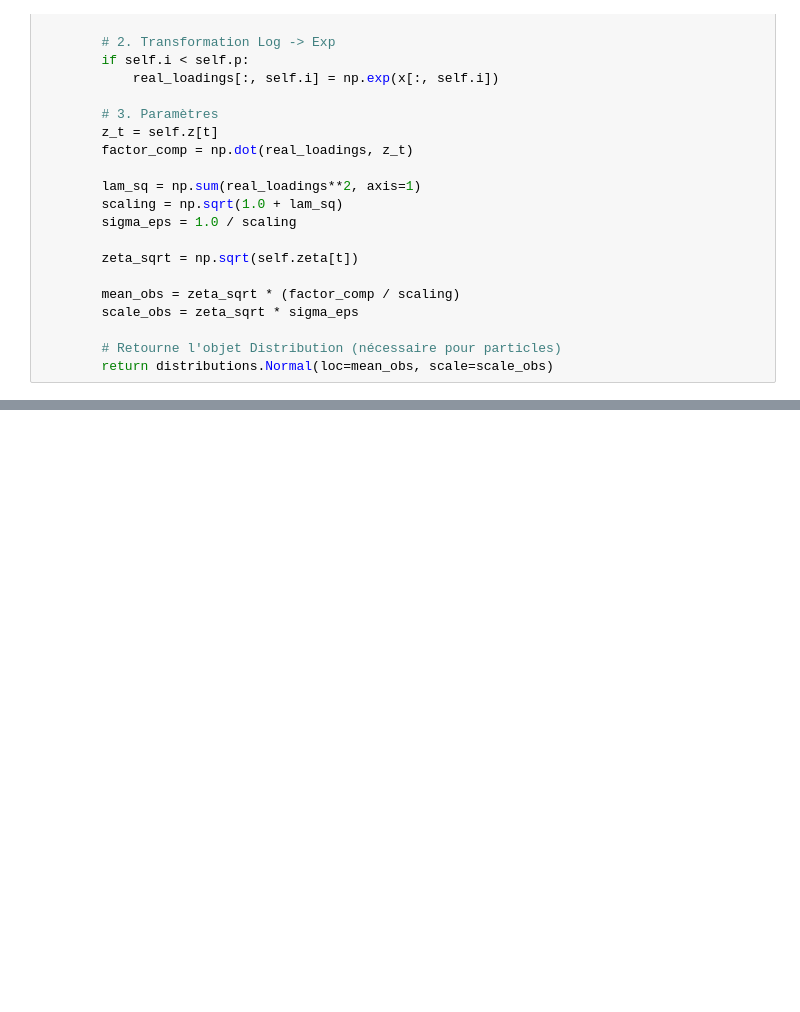
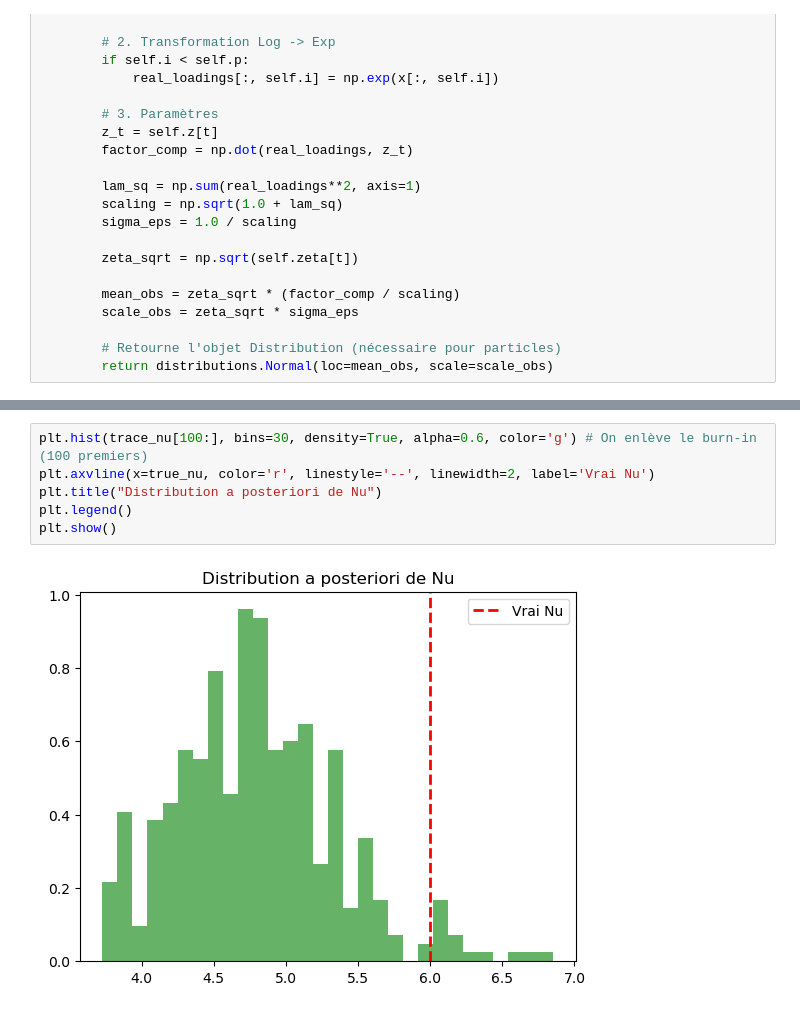
Before and after one commit to AugusteVautrin/High-dimensional-dynamic-stochastic-copula-models, a Jupyter notebook: gibbs_sampler.ipynb, the cells around one changed output, grey strips where cells are left out. Saved outputs shown, nothing was run; the diff lists cells and outputs as text; blank space fills up the shorter version.

```diff
--- a/gibbs_sampler.ipynb
+++ b/gibbs_sampler.ipynb
@@ -609,0 +637,8 @@ array([[ 2.84192165],
+# %%
+plt.hist(trace_nu[100:], bins=30, density=True, alpha=0.6, color='g') # On enlève le burn-in (100 premiers)
+plt.axvline(x=true_nu, color='r', linestyle='--', linewidth=2, label='Vrai Nu')
+plt.title("Distribution a posteriori de Nu")
+plt.legend()
+plt.show()
+# %% [output]
+[figure, added]
```
Also changed, not shown: parts of 9 cells of this notebook.
